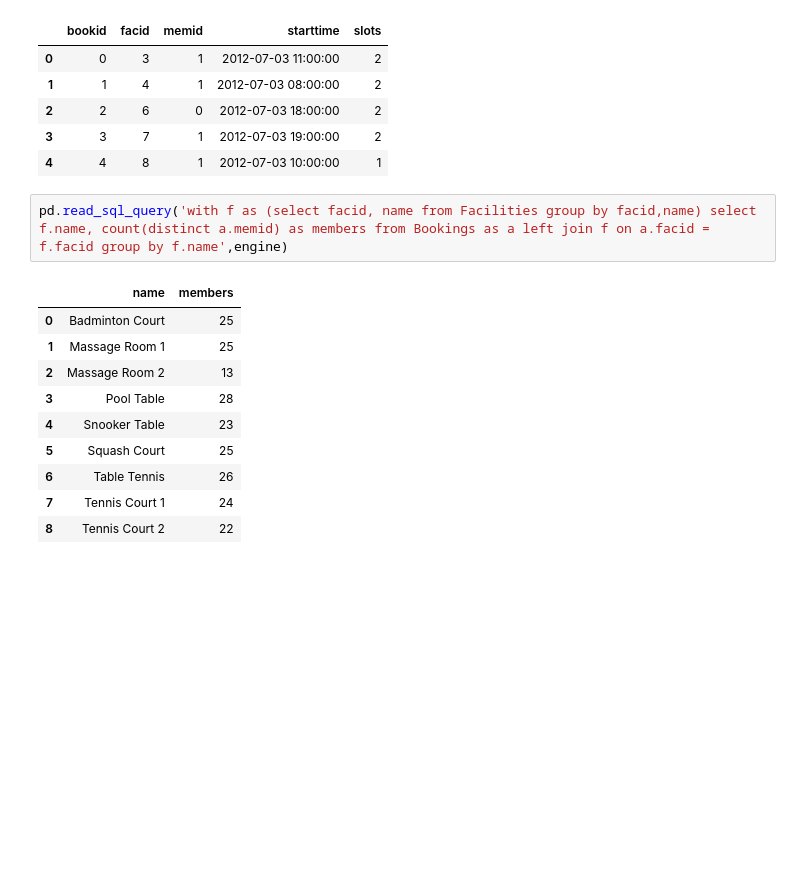
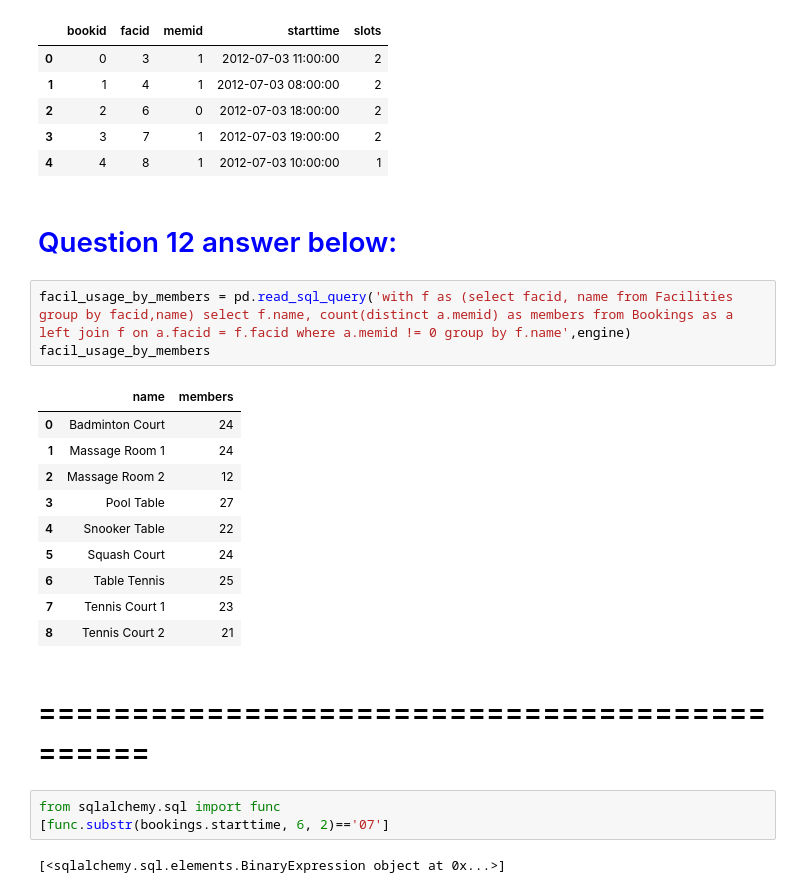
Before and after one commit to ellerybledsoe/Springboard, a Jupyter notebook: SQL_Case Study_Country Club.ipynb, the cells around one changed output. Saved outputs shown, nothing was run; the diff lists cells and outputs as text; blank space fills up the shorter version.

```diff
--- a/SQL_Case Study_Country Club.ipynb
+++ b/SQL_Case Study_Country Club.ipynb
@@ -131,16 +131,27 @@ bookings.head()
 | 2 | 2 | 6 | 0 | 2012-07-03 18:00:00 | 2 |
 | 3 | 3 | 7 | 1 | 2012-07-03 19:00:00 | 2 |
 | 4 | 4 | 8 | 1 | 2012-07-03 10:00:00 | 1 |
+# %% [markdown]
+# <font color = 'blue'> Question 12 answer below:</font>
 # %%
-pd.read_sql_query('with f as (select facid, name from Facilities group by facid,name) select f.name, count(distinct a.memid) as members from Bookings as a left join f on a.facid = f.facid group by f.name',engine)
+facil_usage_by_members = pd.read_sql_query('with f as (select facid, name from Facilities group by facid,name) select f.name, count(distinct a.memid) as members from Bookings as a left join f on a.facid = f.facid where a.memid != 0 group by f.name',engine)
+facil_usage_by_members
 # %% [output]
 |  | name | members |
-| 0 | Badminton Court | 25 |
-| 1 | Massage Room 1 | 25 |
-| 2 | Massage Room 2 | 13 |
-| 3 | Pool Table | 28 |
-| 4 | Snooker Table | 23 |
-| 5 | Squash Court | 25 |
-| 6 | Table Tennis | 26 |
-| 7 | Tennis Court 1 | 24 |
-| 8 | Tennis Court 2 | 22 |
+| 0 | Badminton Court | 24 |
+| 1 | Massage Room 1 | 24 |
+| 2 | Massage Room 2 | 12 |
+| 3 | Pool Table | 27 |
+| 4 | Snooker Table | 22 |
+| 5 | Squash Court | 24 |
+| 6 | Table Tennis | 25 |
+| 7 | Tennis Court 1 | 23 |
+| 8 | Tennis Court 2 | 21 |
+# %% [markdown]
+=============================================
+=============================================
+# %%
+from sqlalchemy.sql import func
+[func.substr(bookings.starttime, 6, 2)=='07']
+# %% [output]
+[<sqlalchemy.sql.elements.BinaryExpression object at 0x...>]
```
Also changed, not shown: parts of 1 cell of this notebook.
